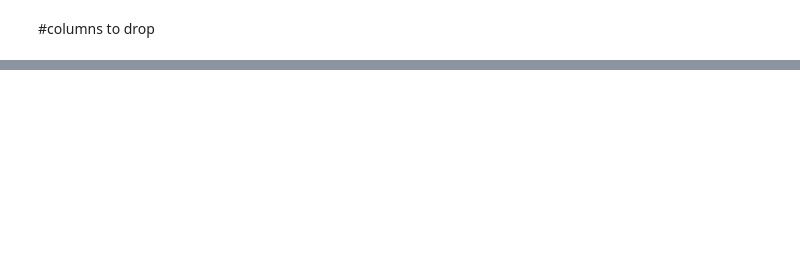
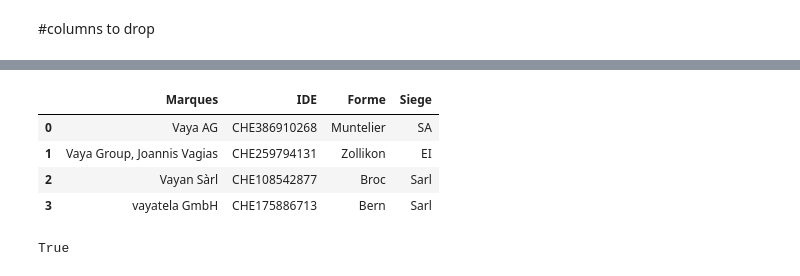
Before and after one commit to Enam88/AI_Projects, a Jupyter notebook: Soap_Python.ipynb, the cells around one changed output, grey strips where cells are left out. Cells and saved outputs as stored; diff of their text form; code cells hidden in the pictures; blank space fills up the shorter version.

```diff
--- a/Soap_Python.ipynb
+++ b/Soap_Python.ipynb
@@ -380,6 +582,0 @@ True
-# %%
-#reorder column
-column_names = ["marpicn", "basipikey", "basappn", "classes", "address"]
-
-
-df = df.reindex(columns=column_names,)
@@ -437,0 +698,6 @@ display(HTML(df.to_html(escape=False,formatters=dict(marque=to_img_tag))))
+# %%
+df_commerce = commmerce_name_search(query)
+# %%
+df_commerce['Siege'] = df_commerce['Siège'].apply(lambda x: remove_accents(x))
+# %%
+df_commerce.drop('Siège', axis=1, inplace=True)
@@ -437,0 +710,8 @@ display(HTML(df.to_html(escape=False,formatters=dict(marque=to_img_tag))))
+# %%
+df_commerce
+# %% [output]
+|  | Marques | IDE | Forme | Siege |
+| 0 | Vaya AG | CHE386910268 | Muntelier | SA |
+| 1 | Vaya Group, Joannis Vagias | CHE259794131 | Zollikon | EI |
+| 2 | Vayan Sàrl | CHE108542877 | Broc | Sarl |
+| 3 | vayatela GmbH | CHE175886713 | Bern | Sarl |
@@ -437,0 +729,4 @@ display(HTML(df.to_html(escape=False,formatters=dict(marque=to_img_tag))))
+# %%
+pdfkit.from_file('df_commerce.html', 'out_1.pdf')
+# %% [output]
+True
```
Also changed, not shown: parts of 85 cells of this notebook.
